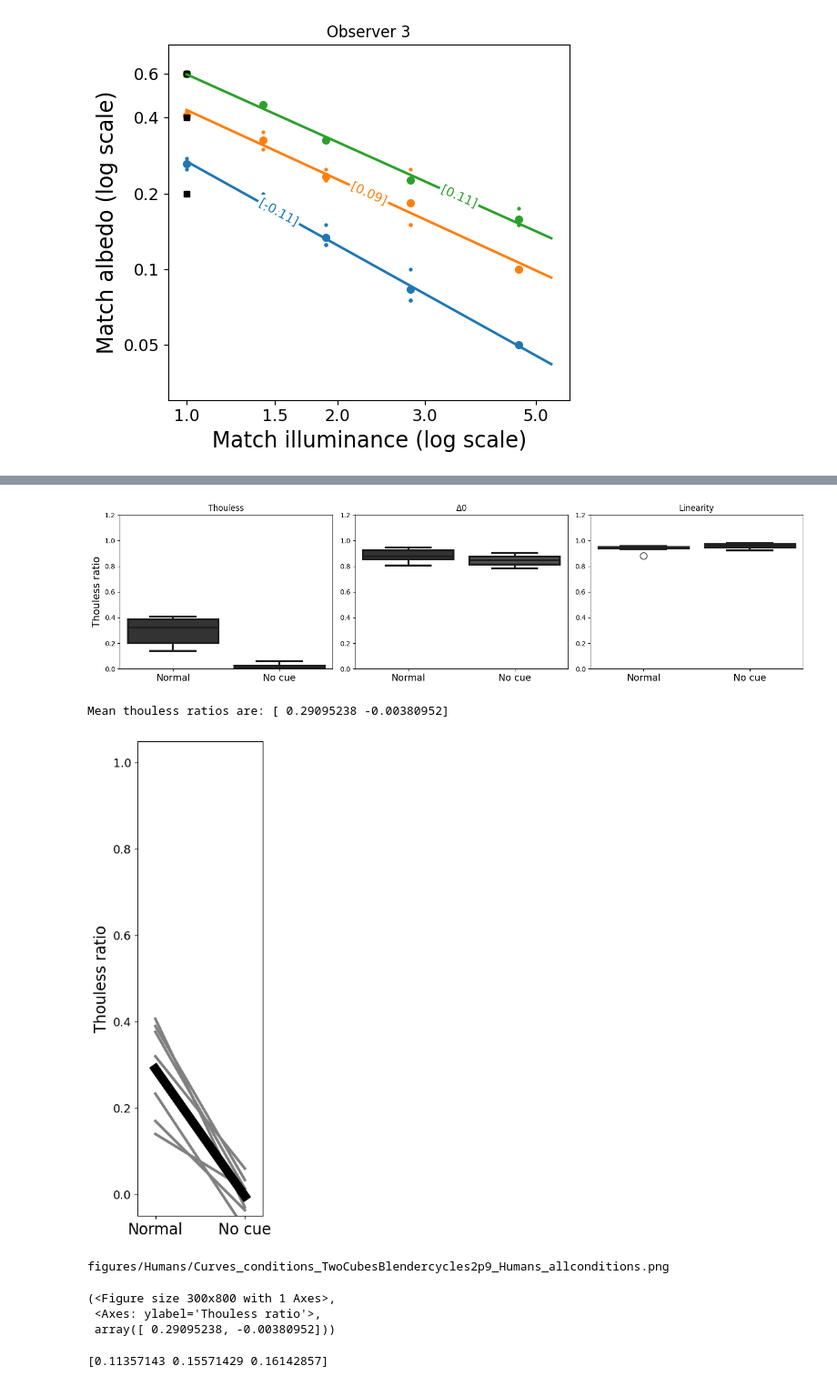
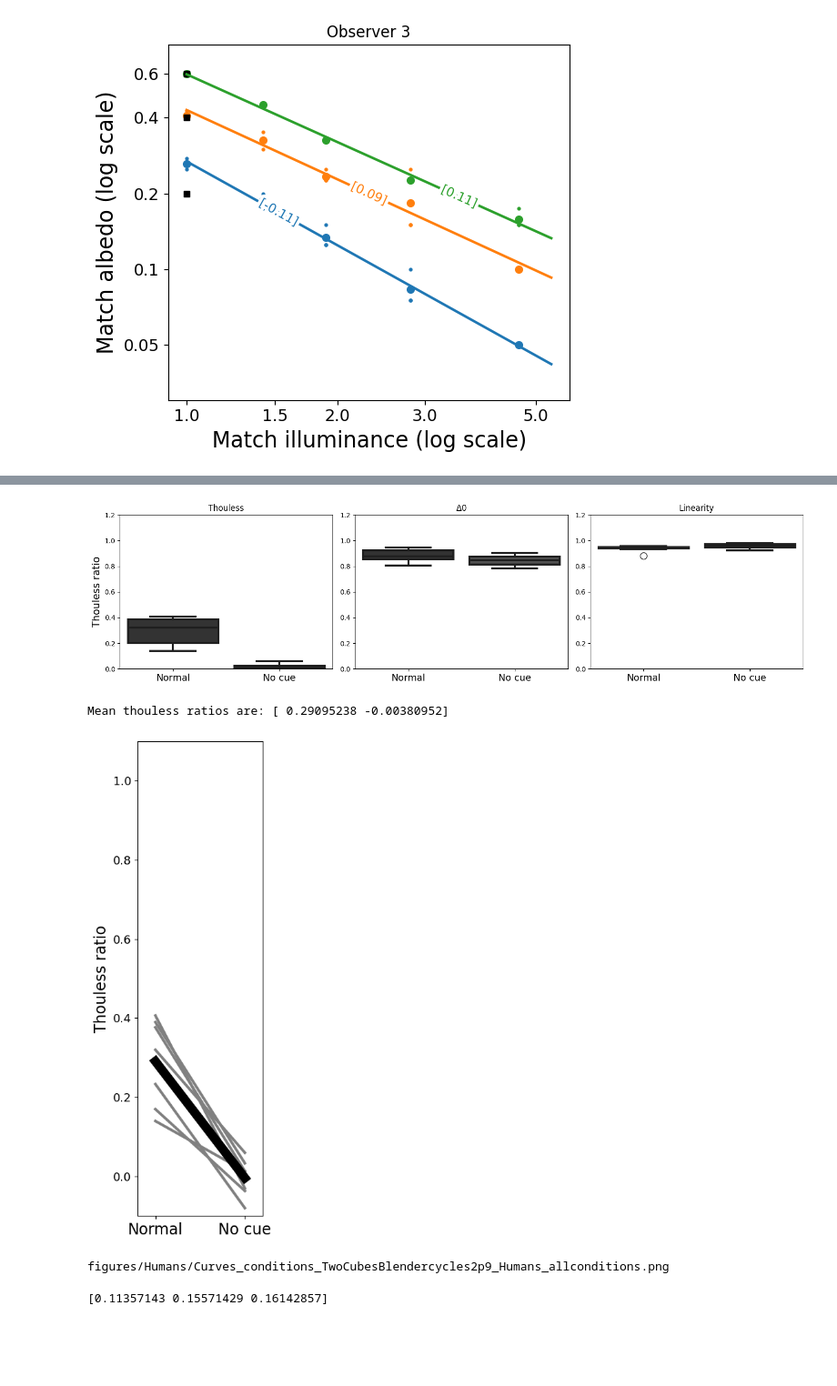
Before and after one commit to AlbanFlachot/IID4constancy, a Jupyter notebook: MODELING_and_ANALYSIS/plot_metric_psychophysics.ipynb, the cells around one changed output, grey strips where cells are left out. Shown at 91% size. Drawn from its saved outputs; the diff is of its cells as text; code cells hidden in the pictures; blank space fills up the shorter version.

```diff
--- a/MODELING_and_ANALYSIS/plot_metric_psychophysics.ipynb
+++ b/MODELING_and_ANALYSIS/plot_metric_psychophysics.ipynb
@@ -319,15 +305,12 @@ The palette list has fewer values (2) than needed (3) and will cycle, which may
 # %%
 experiment = 'TwoCubesBlendercycles2p9_Humans'
 xpname = experiment + '_allconditions'
 rref = np.zeros(illumref['normal'].shape)
 for c, i in enumerate(list_labels_ref):
     rref[:,c] = i
-plot_conditions(illumref, illumtest, MATCHES, list_labels_ref, rref, colors_ref, ['normal', 'whole'], xpname = xpname)
+fig, subs, mean_thouless_cycles = plot_conditions(illumref, illumtest, MATCHES, list_labels_ref, rref, colors_ref, ['normal', 'whole'], xpname = xpname)
 # %% [output]
 [figure]
 Mean thouless ratios are: [ 0.29095238 -0.00380952]
-[figure, old version]
+[figure, new version]
 figures/Humans/Curves_conditions_TwoCubesBlendercycles2p9_Humans_allconditions.png
-(<Figure size 300x800 with 1 Axes>,
- <Axes: ylabel='Thouless ratio'>,
- array([ 0.29095238, -0.00380952]))
```
Also changed, not shown: parts of 6 cells of this notebook, 24 other files.
